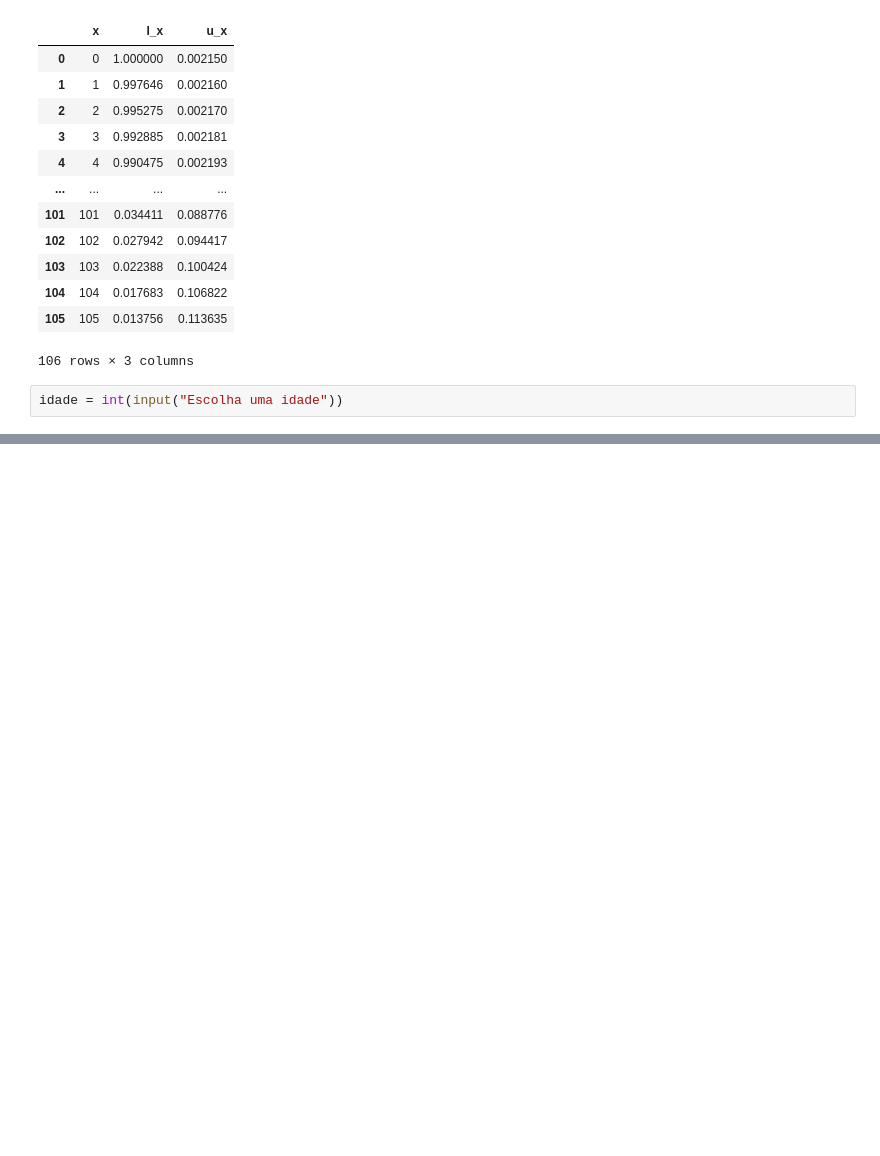
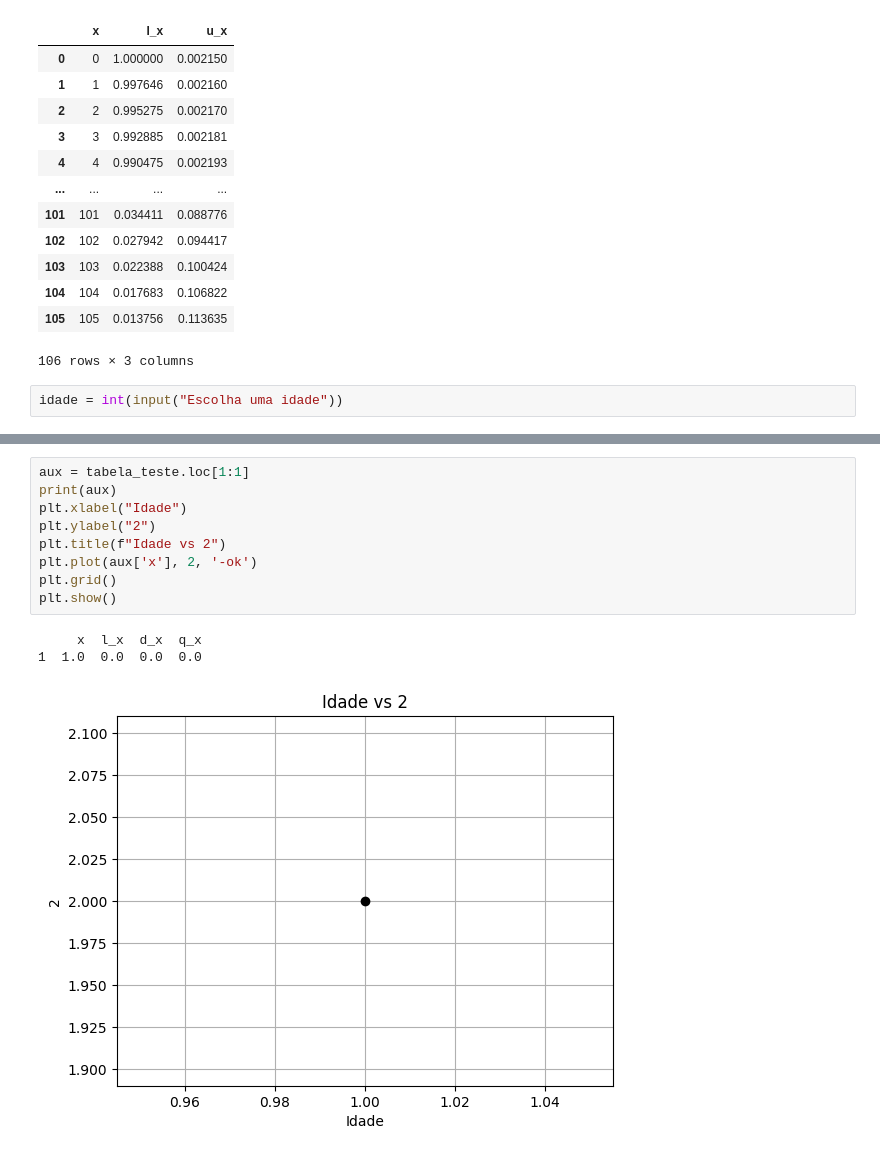
Before and after one commit to jgpds/Tabuas_Teste, a Jupyter notebook: TabuasDemoivreEtc.ipynb, the cells around one changed output, grey strips where cells are left out. Saved outputs shown, nothing was run; the diff lists cells and outputs as text; blank space fills up the shorter version.

```diff
--- a/TabuasDemoivreEtc.ipynb
+++ b/TabuasDemoivreEtc.ipynb
@@ -117,0 +124,13 @@ tabela_teste
+# %%
+aux = tabela_teste.loc[1:1]
+print(aux)
+plt.xlabel("Idade")
+plt.ylabel("2")
+plt.title(f"Idade vs 2")
+plt.plot(aux['x'], 2, '-ok')
+plt.grid()
+plt.show()
+# %% [output]
+     x  l_x  d_x  q_x
+1  1.0  0.0  0.0  0.0
+[figure, added]
```
Also changed, not shown: parts of 3 cells of this notebook, 5 other files.
